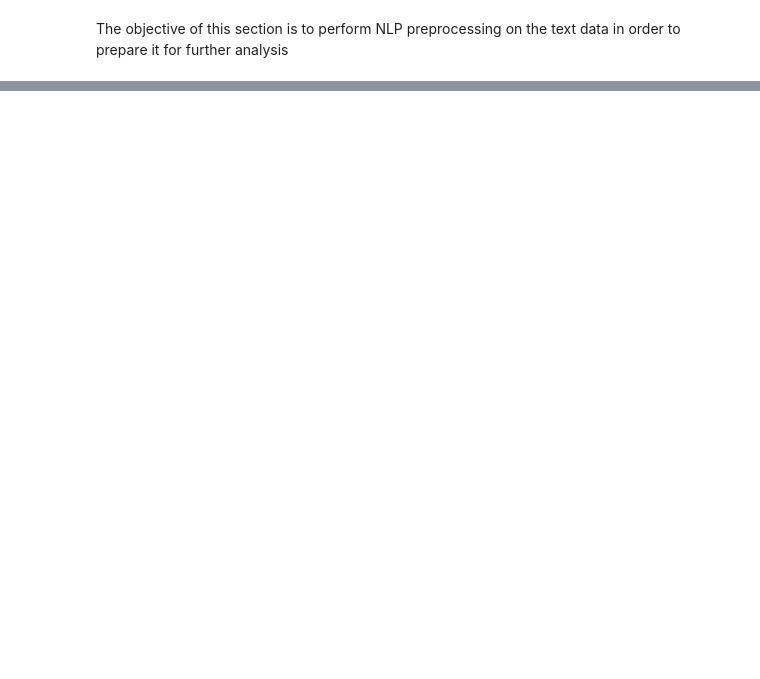
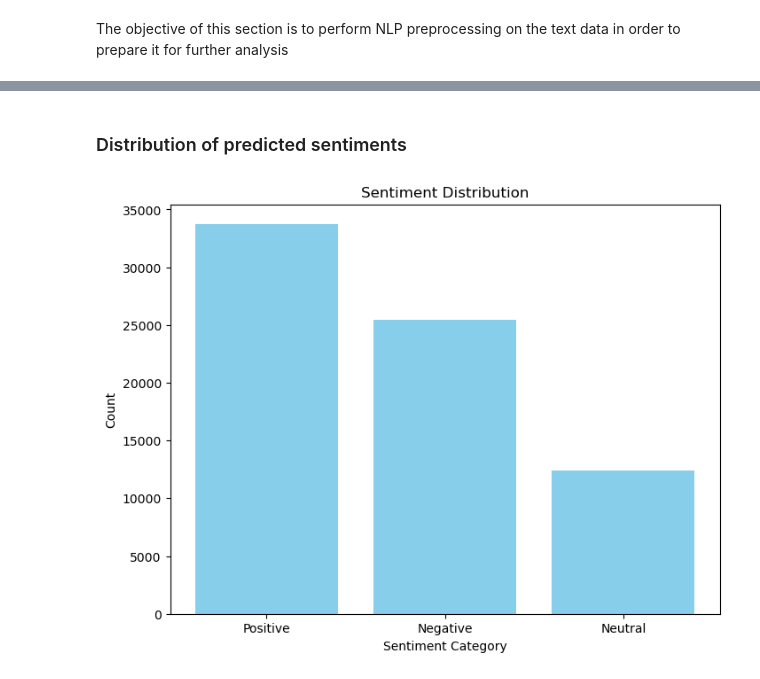
Before and after one commit to marwa9975/Twitter_Sentiment_Analysis_for_Brand-Perception, a Jupyter notebook: notebook.ipynb, the cells around one changed output, grey strips where cells are left out. Cells and saved outputs as stored; diff of their text form; code cells hidden in the pictures; blank space fills up the shorter version.

```diff
--- a/notebook.ipynb
+++ b/notebook.ipynb
@@ -241,0 +287,26 @@ The objective of this section is to perform NLP preprocessing on the text data i
+# %%
+nltk.download('vader_lexicon')
+from nltk.sentiment.vader import SentimentIntensityAnalyzer
+
+# Initialize the sentiment analyzer without specifying the lexicon file
+sia = SentimentIntensityAnalyzer()
+
+# Function to get sentiment scores
+def get_sentiment_scores(text):
+    sentiment = sia.polarity_scores(text)
+    return sentiment['compound']
+
+# Apply sentiment analysis to the 'Cleaned_Content' column
+df['Sentiment_Score'] = df['Cleaned_Content'].apply(get_sentiment_scores)
+
+# Categorize sentiment based on the compound score
+def categorize_sentiment(score):
+    if score >= 0.05:
+        return 'Positive'
+    elif score <= -0.05:
+        return 'Negative'
+    else:
+        return 'Neutral'
+
+# Apply sentiment categorization
+df['Sentiment_Predicted'] = df['Sentiment_Score'].apply(categorize_sentiment)
@@ -241,0 +317,17 @@ The objective of this section is to perform NLP preprocessing on the text data i
+# %% [markdown]
+### Distribution of predicted sentiments
+# %%
+# Calculate the distribution of predicted sentiments
+sentiment_distribution = df['Sentiment_Predicted'].value_counts()
+
+# Create a bar chart for sentiment distribution
+plt.figure(figsize=(8, 6))
+plt.bar(sentiment_distribution.index, sentiment_distribution.values, color='skyblue')
+plt.title('Sentiment Distribution')
+plt.xlabel('Sentiment Category')
+plt.ylabel('Count')
+
+# Show the bar chart
+plt.show()
+# %% [output]
+[figure, added]
```
Also changed, not shown: parts of 31 cells of this notebook.
